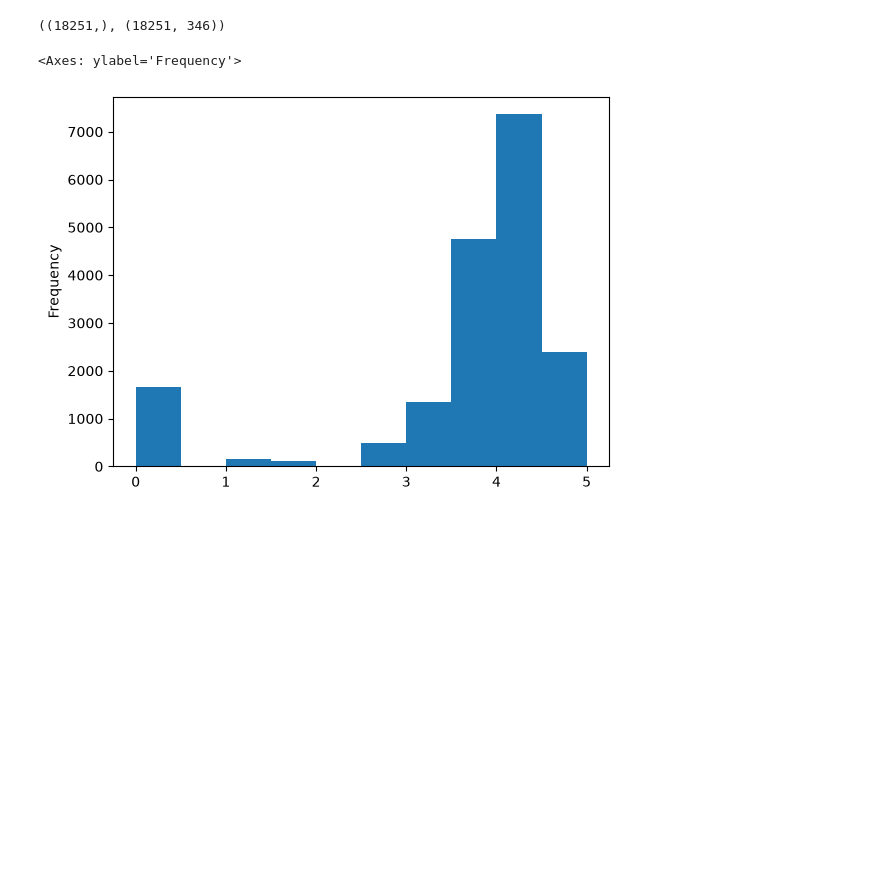
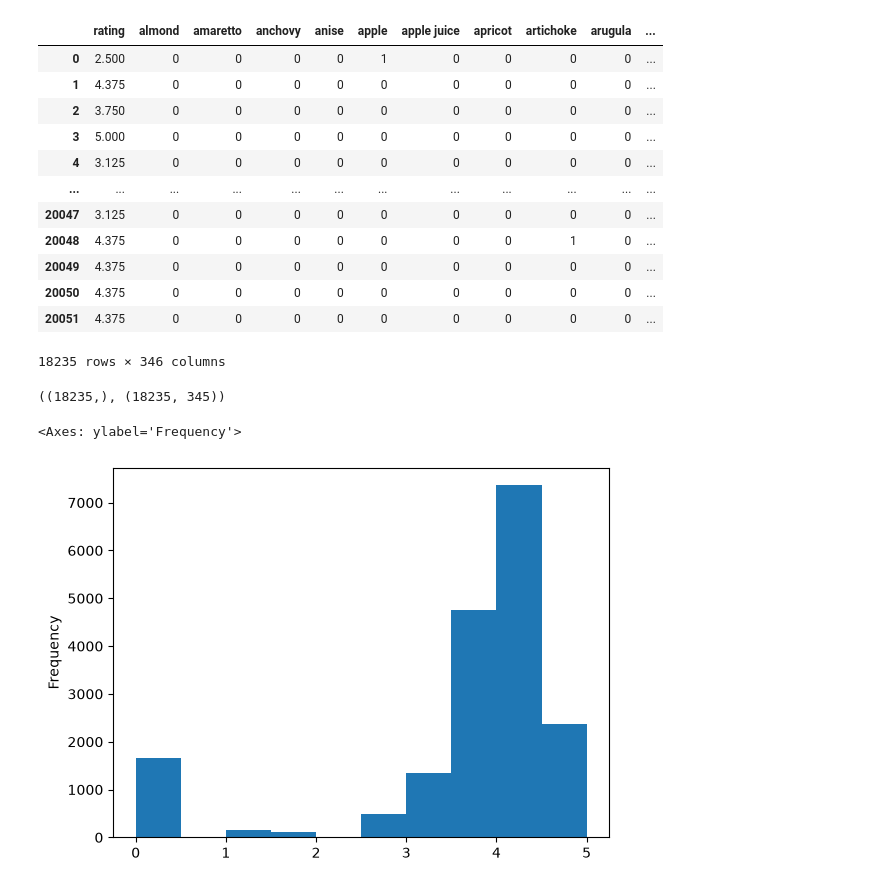
Before and after one commit to Murkiewater/Food-Nutrition-Assistant-, a Jupyter notebook: src/epi_r_regression.ipynb, the cells around one changed output. Drawn from its saved outputs; the diff is of its cells as text; code cells hidden in the pictures; blank space fills up the shorter version.

```diff
--- a/src/epi_r_regression.ipynb
+++ b/src/epi_r_regression.ipynb
@@ -22,0 +14,3 @@ memory usage: 48.3 MB
+# %%
+df_epi_raw = pd.read_csv("data/epi_r.csv", sep=",")
+df_epi_raw.info()
@@ -22,0 +23,10 @@ memory usage: 48.3 MB
+# %%
+from pipe import DataCleaner, FeatureExtractor
+
+from sklearn.pipeline import Pipeline
+
+preprocessing_pipe = Pipeline(
+    [("data_cleaner", DataCleaner()), ("feature_extractor", FeatureExtractor())]
+)
+
+df_epi = preprocessing_pipe.fit_transform(df_epi_raw)
@@ -23,9 +54,25 @@ memory usage: 48.3 MB
+# %%
+df_epi
+# %% [output]
+|  | rating | almond | amaretto | anchovy | anise | apple | apple juice | apricot | artichoke | arugula | ... |
+| 0 | 2.500 | 0 | 0 | 0 | 0 | 1 | 0 | 0 | 0 | 0 | ... |
+| 1 | 4.375 | 0 | 0 | 0 | 0 | 0 | 0 | 0 | 0 | 0 | ... |
+| 2 | 3.750 | 0 | 0 | 0 | 0 | 0 | 0 | 0 | 0 | 0 | ... |
+| 3 | 5.000 | 0 | 0 | 0 | 0 | 0 | 0 | 0 | 0 | 0 | ... |
+| 4 | 3.125 | 0 | 0 | 0 | 0 | 0 | 0 | 0 | 0 | 0 | ... |
+| ... | ... | ... | ... | ... | ... | ... | ... | ... | ... | ... | ... |
+| 20047 | 3.125 | 0 | 0 | 0 | 0 | 0 | 0 | 0 | 0 | 0 | ... |
+| 20048 | 4.375 | 0 | 0 | 0 | 0 | 0 | 0 | 0 | 1 | 0 | ... |
+| 20049 | 4.375 | 0 | 0 | 0 | 0 | 0 | 0 | 0 | 0 | 0 | ... |
+| 20050 | 4.375 | 0 | 0 | 0 | 0 | 0 | 0 | 0 | 0 | 0 | ... |
+| 20051 | 4.375 | 0 | 0 | 0 | 0 | 0 | 0 | 0 | 0 | 0 | ... |
+18235 rows × 346 columns
 # %%
 y = df_epi['rating']
 X = df_epi.drop(columns=['rating'])
 y.shape, X.shape
 # %% [output]
-((18251,), (18251, 346))
+((18235,), (18235, 345))
 # %%
 from pipe import TrainValidationTest
 
```
Also changed, not shown: parts of 18 cells of this notebook.
